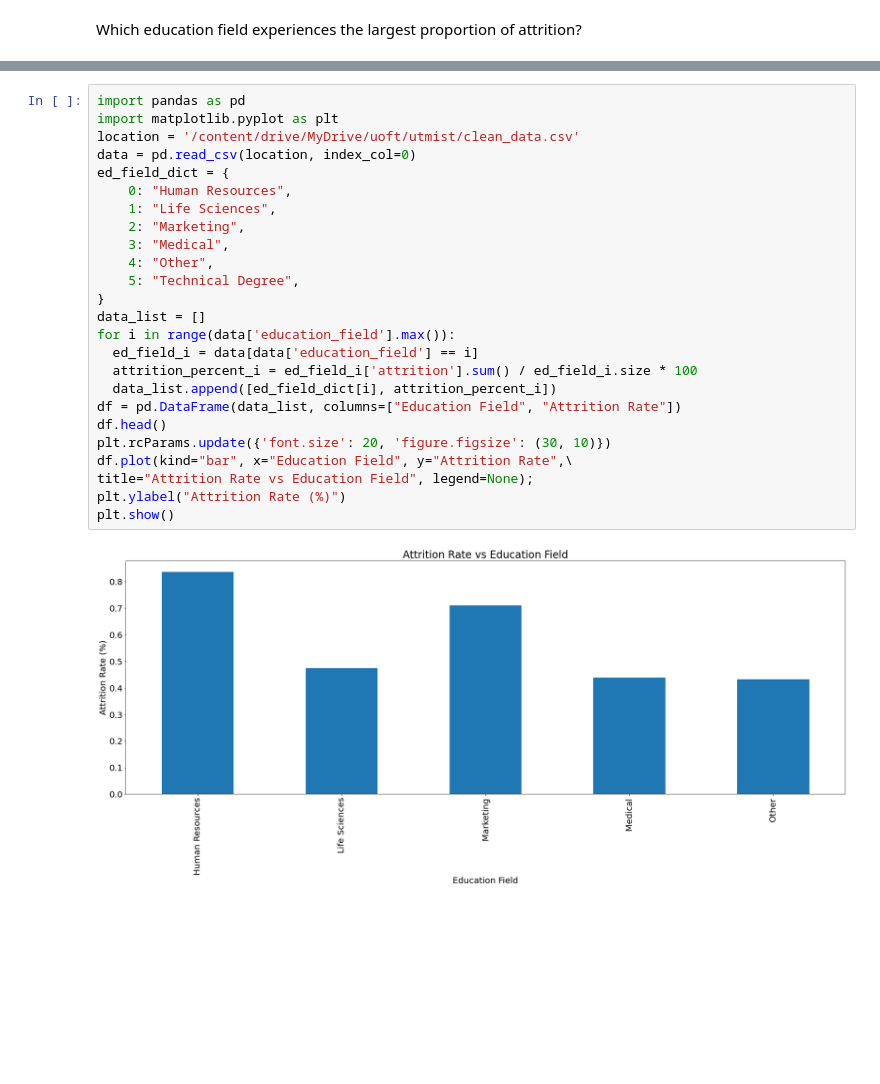
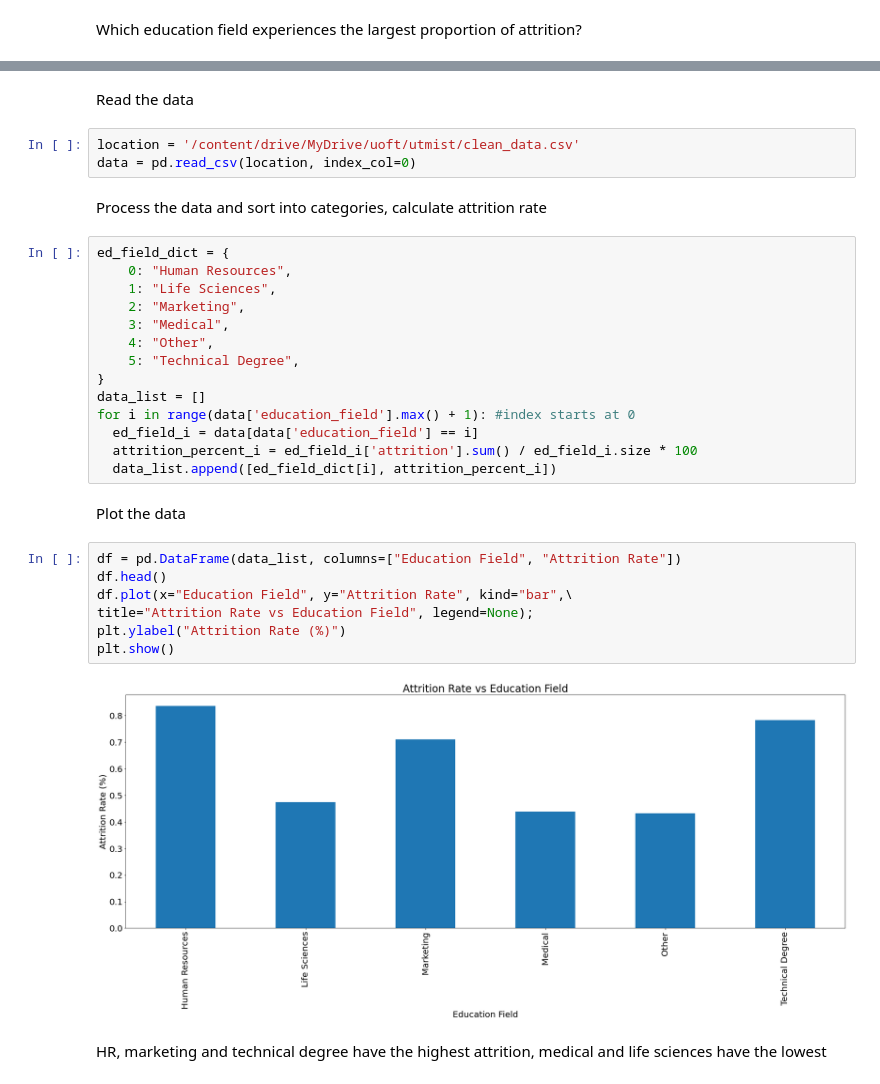
Before and after one commit to afnanrahman/EAFP, a Jupyter notebook: EDAKevin.ipynb, the cells around one changed output, grey strips where cells are left out. Cells and saved outputs as stored; diff of their text form; blank space fills up the shorter version.

```diff
--- a/EDAKevin.ipynb
+++ b/EDAKevin.ipynb
@@ -5,8 +10,11 @@ Which education field experiences the largest proportion of attrition?
+# %% [markdown]
+Read the data
+# %%
+location = '/content/drive/MyDrive/uoft/utmist/clean_data.csv'
+data = pd.read_csv(location, index_col=0)
+# %% [markdown]
+Process the data and sort into categories, calculate attrition rate
 # %%
-import pandas as pd
-import matplotlib.pyplot as plt
-location = '/content/drive/MyDrive/uoft/utmist/clean_data.csv'
-data = pd.read_csv(location, index_col=0)
 ed_field_dict = {
     0: "Human Resources",
     1: "Life Sciences",
@@ -16,16 +24,20 @@ ed_field_dict = {
     5: "Technical Degree",
 }
 data_list = []
-for i in range(data['education_field'].max()):
+for i in range(data['education_field'].max() + 1): #index starts at 0
   ed_field_i = data[data['education_field'] == i]
   attrition_percent_i = ed_field_i['attrition'].sum() / ed_field_i.size * 100
   data_list.append([ed_field_dict[i], attrition_percent_i])
-df = pd.DataFrame(data_list, columns=["Education Field", "Attrition Rate"])
-df.head()
-plt.rcParams.update({'font.size': 20, 'figure.figsize': (30, 10)})
-df.plot(kind="bar", x="Education Field", y="Attrition Rate",\
-title="Attrition Rate vs Education Field", legend=None);
-plt.ylabel("Attrition Rate (%)")
-plt.show()
-# %% [output]
-[figure, removed]
+# %% [markdown]
+Plot the data
+# %%
+df = pd.DataFrame(data_list, columns=["Education Field", "Attrition Rate"])
+df.head()
+df.plot(x="Education Field", y="Attrition Rate", kind="bar",\
+title="Attrition Rate vs Education Field", legend=None);
+plt.ylabel("Attrition Rate (%)")
+plt.show()
+# %% [output]
+[figure, added]
+# %% [markdown]
+HR, marketing and technical degree have the highest attrition, medical and life sciences have the lowest
```
Also changed, not shown: parts of 2 cells of this notebook.
